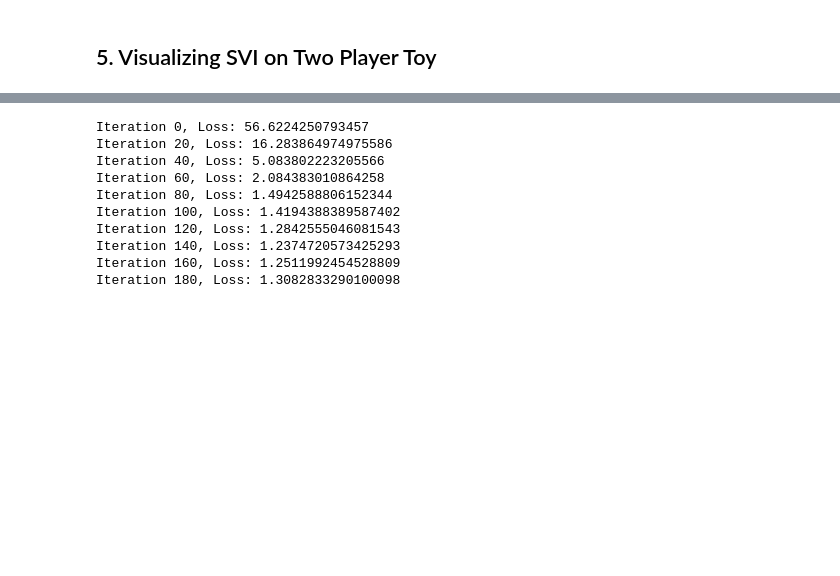
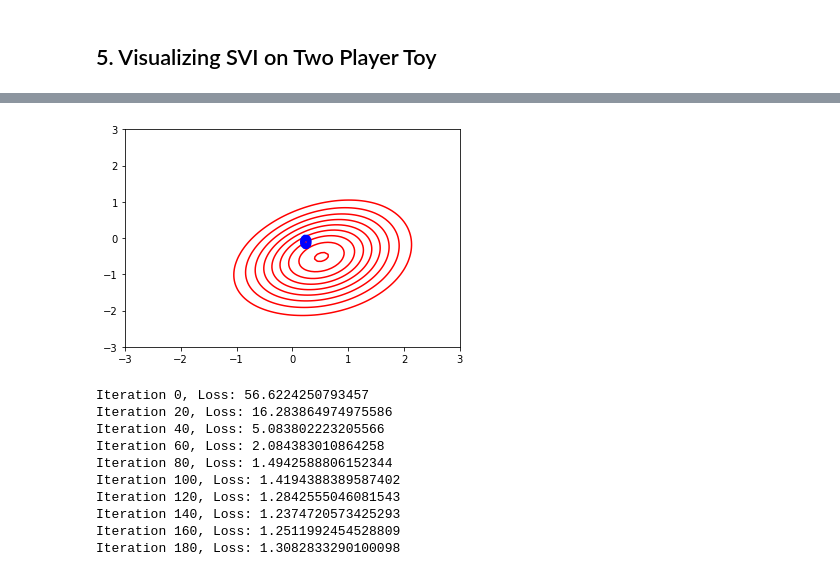
Before and after one commit to mrsalehi/csc2506-prob-learn-reason, a Jupyter notebook: Assignment-2/A2.ipynb, the cells around one changed output, grey strips where cells are left out. Drawn from its saved outputs; the diff is of its cells as text; code cells hidden in the pictures; blank space fills up the shorter version.

Commit message:
Initial working version of animation

```diff
--- a/Assignment-2/A2.ipynb
+++ b/Assignment-2/A2.ipynb
@@ -268,3 +257,58 @@ def animate(i):
+# %%
+from matplotlib.animation import FuncAnimation
+
+n = 100
+x = jnp.linspace(-3, 3, num=n).tolist()
+y = jnp.linspace(-3, 3, num=n).tolist()
+z_grid = jnp.array(list(product(x, y)))
+
+def f_true_posterior(zs):
+    return jnp.exp(all_games_log_likelihood(zs, toy_evidence) + joint_log_density(zs, toy_evidence))
+
+def f_var(zs, i):
+    mu, ls = params_list[i]['mu'], params_list[i]['ls']
+    out = jnp.prod((1/((2*pi) ** 0.5 * ls)) * jnp.exp(-0.5 * ((zs - mu) / ls) ** 2), axis=1, keepdims=True)
+    return out
+
+fig, ax = plt.subplots()
+
+z_approx = f_var(z_grid, 0)
+z_approx = z_approx[:, 0]
+
+z_true = f_true_posterior(z_grid)
+z_true = z_true[:, 0]
+
+max_z_approx = max(z_approx)
+levels_approx = [level * max_z_approx for level in [0.2, 0.3, 0.4, 0.5, 0.6, 0.7, 0.8, 0.9, 0.99]]
+
+max_z_true = max(z_true)
+levels_true = [level * max_z_true for level in [0.2, 0.3, 0.4, 0.5, 0.6, 0.7, 0.8, 0.9, 0.99]]
+
+ax.contour(x, y, z_true.reshape(n, n).T , colors='red', levels=levels_true)
+
+cont = ax.contour(x, y, z_approx.reshape(n, n).T , colors='blue', levels=levels_approx)
+
+def skill_contour_animate(i):
+    global cont
+
+    z_approx = f_var(z_grid, i)
+    z_approx = z_approx[:, 0]
+    max_z = max(z_approx)
+    levels = [level * max_z for level in [0.2, 0.3, 0.4, 0.5, 0.6, 0.7, 0.8, 0.9, 0.99]]
+
+    for coll in cont.collections:
+        coll.remove()
+
+    cont = ax.contour(x, y, z_approx.reshape(n, n).T , colors='blue', levels=levels)
+
+    return cont
+
+
+anim = FuncAnimation(fig, skill_contour_animate, frames=200, interval=1)
+
+anim.save('1.gif');
+# %% [output]
+[figure, added]
 # %%
 init_params = {'mu': jnp.array([-2.,3.]), 'ls': jnp.array([2, 2.3])}
 
```
Also changed, not shown: parts of 3 cells of this notebook.
